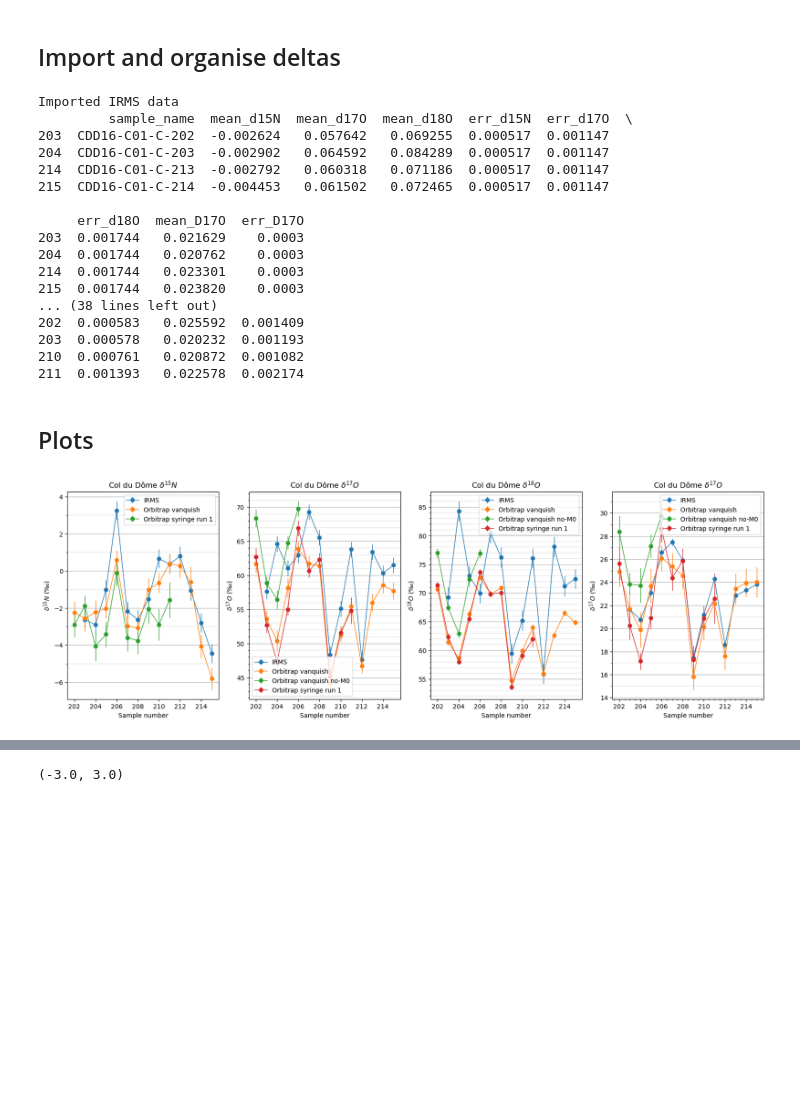
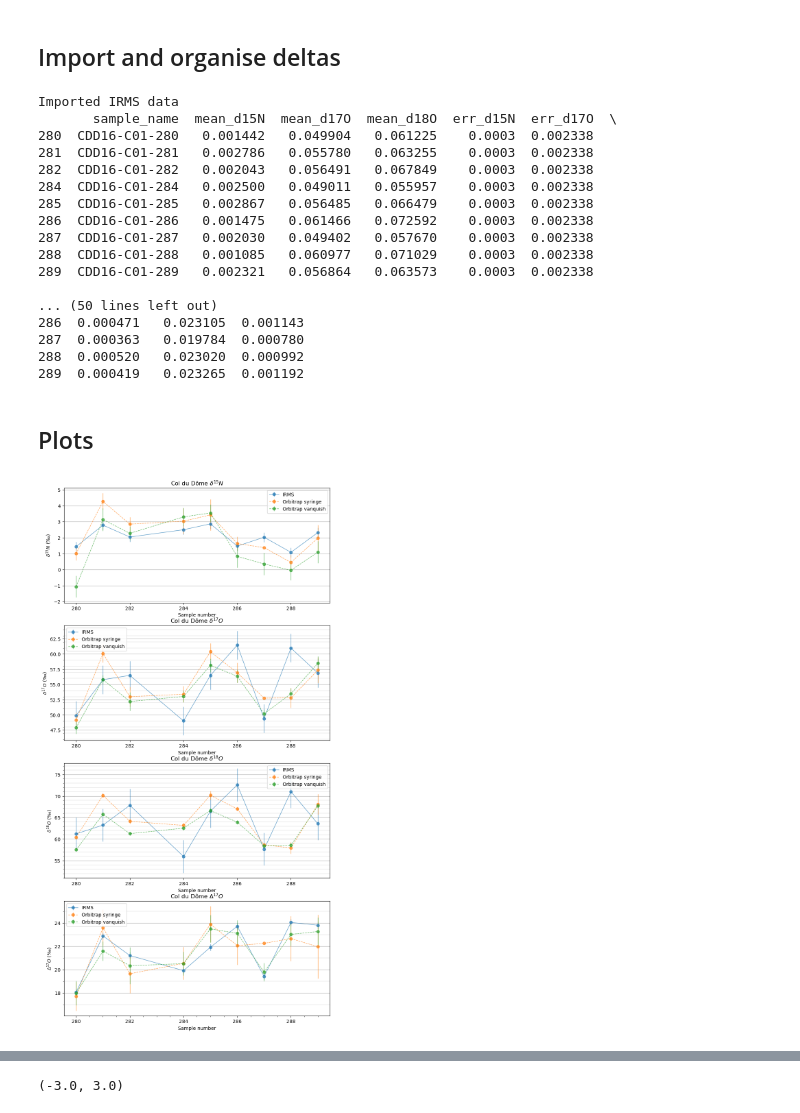
Before and after one commit to doc-past-team/Orbitrap, a Jupyter notebook: Orbitrap-vs-IRMS.ipynb, the cells around one changed output, grey strips where cells are left out. Cells and saved outputs as stored; diff of their text form; code cells hidden in the pictures; blank space fills up the shorter version.

```diff
--- a/Orbitrap-vs-IRMS.ipynb
+++ b/Orbitrap-vs-IRMS.ipynb
@@ -8,10 +8,10 @@ from datetime import datetime
 current_datetime = datetime.now()
 current_date_string = current_datetime.strftime("%Y-%m-%d")
 
-filenames = {'IRMS':'CDD-IRMS.xlsx',
-          'Orbitrap vanquish':'240208_CdD_202-215_M0/calibrated_deltas_2024-02-14.csv',
-          'Orbitrap vanquish no-M0':'240212_CdD_202-215_noM0/calibrated_deltas_2024-02-14.csv',
-          'Orbitrap syringe run 1':'240222_CdD_202-210_syringe_1/calibrated_deltas_2024-02-23.csv'}
+filenames = {'IRMS':'Syringe/CDD-IRMS.xlsx',
+          'Orbitrap syringe':'Syringe/data/calibrated_deltas_2024-03-21.csv',
+             'Orbitrap vanquish':'Vanquish/data/calibrated_deltas_2024-03-19.csv'
+            }
 # %% [markdown]
 ## Import and organise deltas
 # %%
@@ -19,16 +19,21 @@ data = filenames.copy()
 labels = list(filenames.keys())
 
 # Trim IRMS data to relevant lines, convert to not-permil
-data['IRMS'] = pd.read_excel(filenames['IRMS'])[17:-1]
+data['IRMS'] = pd.read_excel(filenames['IRMS'])[33:]
 data['IRMS'][data['IRMS'].columns[1:]] = data['IRMS'][data['IRMS'].columns[1:]].copy()*1e-3
-# Shift sample n to n+1
-data['IRMS'].index = [int(name.split('-')[-1])+1 for name in data['IRMS']['sample_name']]
+# Shift sample n to n+1 - if applicable
+data['IRMS'].index = [int(name.split('-')[-1])+0 for name in data['IRMS']['sample_name']]
 
 # Sort Orbitrap data similarly
 for label in labels:
     if label != 'IRMS':
-        data[label] = pd.read_csv(filenames[label]).drop('Unnamed: 0',axis=1)
+        data[label] = pd.read_csv(filenames[label])
         data[label].index = [int(name.split('-')[-1]) for name in data[label]['sample_name']]
+
+    # ignore data without IRMS values
+    common_id = [ i for i in data['IRMS'].index if i in data[label].index]
+    data[label]=data[label].loc[common_id]
+
 
 # Calculate D17O values and errors
 for j,label in enumerate(data.keys()):
@@ -42,47 +47,56 @@ for j,label in enumerate(data.keys()):
 # Display
 for label,df in data.items():
     print('Imported '+label+ ' data')
-    print(pd.concat([df.head(2), df.tail(2)]))
+    # print(pd.concat([df.head(2), df.tail(2)]))
+    print(df)
 # %% [output]
 Imported IRMS data
-         sample_name  mean_d15N  mean_d17O  mean_d18O  err_d15N  err_d17O  \
-203  CDD16-C01-C-202  -0.002624   0.057642   0.069255  0.000517  0.001147
-204  CDD16-C01-C-203  -0.002902   0.064592   0.084289  0.000517  0.001147
-214  CDD16-C01-C-213  -0.002792   0.060318   0.071186  0.000517  0.001147
-215  CDD16-C01-C-214  -0.004453   0.061502   0.072465  0.000517  0.001147
+       sample_name  mean_d15N  mean_d17O  mean_d18O  err_d15N  err_d17O  \
+280  CDD16-C01-280   0.001442   0.049904   0.061225    0.0003  0.002338
+281  CDD16-C01-281   0.002786   0.055780   0.063255    0.0003  0.002338
+282  CDD16-C01-282   0.002043   0.056491   0.067849    0.0003  0.002338
+284  CDD16-C01-284   0.002500   0.049011   0.055957    0.0003  0.002338
+285  CDD16-C01-285   0.002867   0.056485   0.066479    0.0003  0.002338
+286  CDD16-C01-286   0.001475   0.061466   0.072592    0.0003  0.002338
+287  CDD16-C01-287   0.002030   0.049402   0.057670    0.0003  0.002338
+288  CDD16-C01-288   0.001085   0.060977   0.071029    0.0003  0.002338
+289  CDD16-C01-289   0.002321   0.056864   0.063573    0.0003  0.002338
 
-     err_d18O  mean_D17O  err_D17O
-203  0.001744   0.021629    0.0003
-204  0.001744   0.020762    0.0003
-214  0.001744   0.023301    0.0003
-215  0.001744   0.023820    0.0003
-... (38 lines left out)
-202  0.000583   0.025592  0.001409
-203  0.000578   0.020232  0.001193
-210  0.000761   0.020872  0.001082
-211  0.001393   0.022578  0.002174
+... (50 lines left out)
+286  0.000471   0.023105  0.001143
+287  0.000363   0.019784  0.000780
+288  0.000520   0.023020  0.000992
+289  0.000419   0.023265  0.001192
 # %% [markdown]
 ## Plots
 # %%
 isotopologues = [ col[-4:] for col in data['IRMS'].columns if col.startswith('mean_')]
 
-fig,ax = plt.subplots(1,4, figsize=[20,6])
+fig,ax = plt.subplots(4,1, figsize=[10,20])
 
 # Plot isotopologues
 for i,isotope in enumerate(isotopologues):
     for j,label in enumerate(data.keys()):
         if 'mean_'+isotope in data[label].columns:
-            # plot data with errorbars
-            ax[i].errorbar(data[label].index, data[label]['mean_'+isotope]*1e3, yerr = data[label]['err_'+isotope]*1e3, label=label,lw=1,marker='o')
+            # plot data with errorbars - solid for IRMS, dashed for Orbitrap
+            if label == 'IRMS':
+                ax[i].errorbar(data[label].index, data[label]['mean_'+isotope]*1e3, yerr = data[label]['err_'+isotope]*1e3, label=label,lw=1,marker='o',ls='-',alpha=.7)
+            else:
+                ax[i].errorbar(data[label].index, data[label]['mean_'+isotope]*1e3, yerr = data[label]['err_'+isotope]*1e3, label=label,lw=1,marker='o',ls='--',alpha=0.7)
+
     # plot parameters
-    ax[i].set_ylabel('$\delta^{'+isotope[1:3]+'}'+isotope[3]+'$ (‰)')
     ax[i].set_xlabel('Sample number')
-    ax[i].set_title('Col du Dôme $\delta^{'+isotope[1:3]+'}'+isotope[3]+'$')
+    if isotope.startswith('d'):
+        ax[i].set_title('Col du Dôme $\delta^{'+isotope[1:3]+'}'+isotope[3]+'$')
+        ax[i].set_ylabel('$\delta^{'+isotope[1:3]+'}'+isotope[3]+'$ (‰)')
+    elif isotope.startswith('D'):
+        ax[i].set_title('Col du Dôme $\Delta^{'+isotope[1:3]+'}'+isotope[3]+'$')
+        ax[i].set_ylabel('$\Delta^{'+isotope[1:3]+'}'+isotope[3]+'$ (‰)')
     plt.minorticks_on()
     ax[i].yaxis.set_minor_locator(MultipleLocator(1))
     ax[i].grid(axis='y')
     ax[i].grid(axis='y', which='minor',lw=0.3)
     ax[i].legend()
 # %% [output]
-[figure, old version]
+[figure, new version]
 # %%
```
Also changed, not shown: parts of 3 cells of this notebook, 4 other files.
